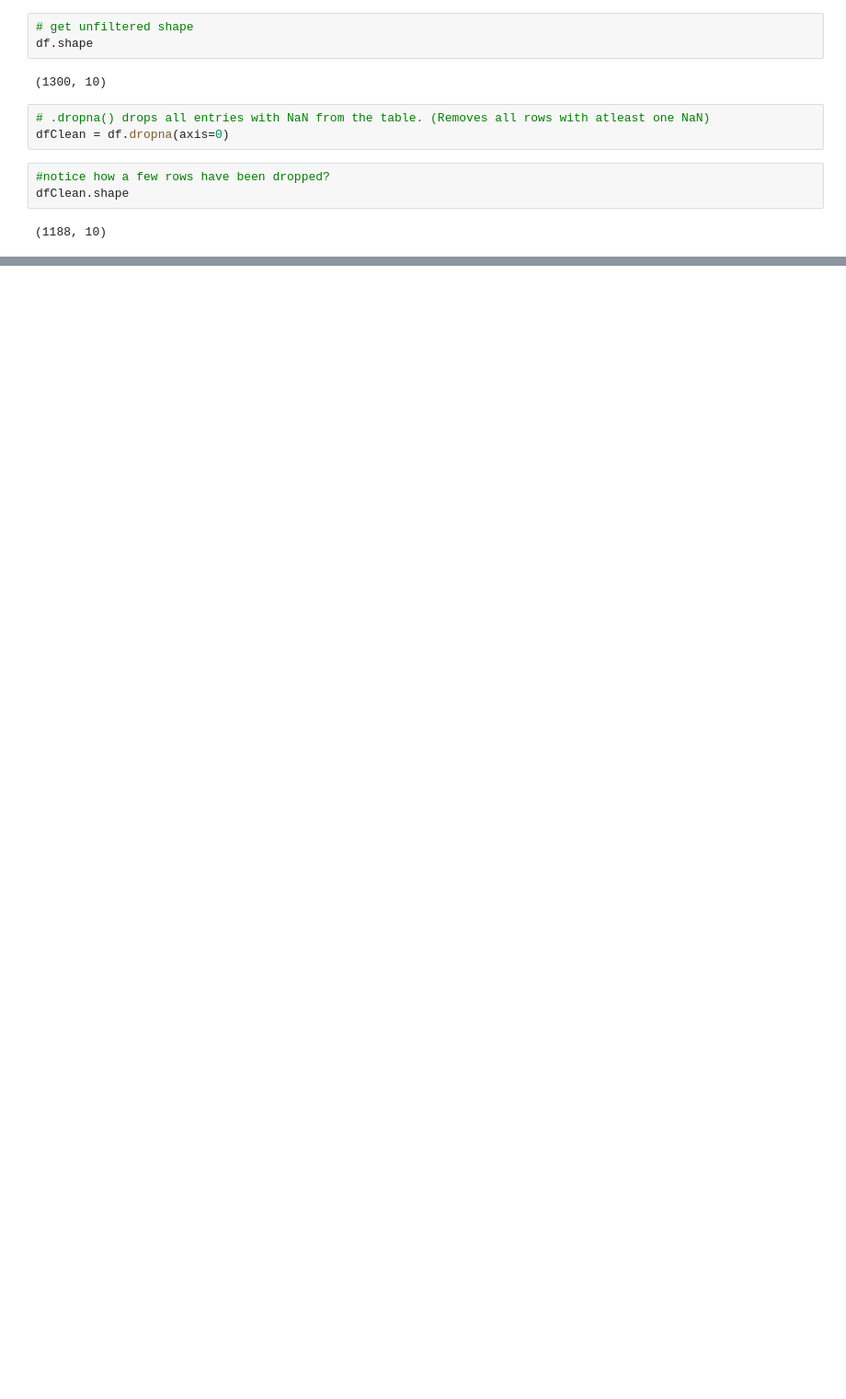
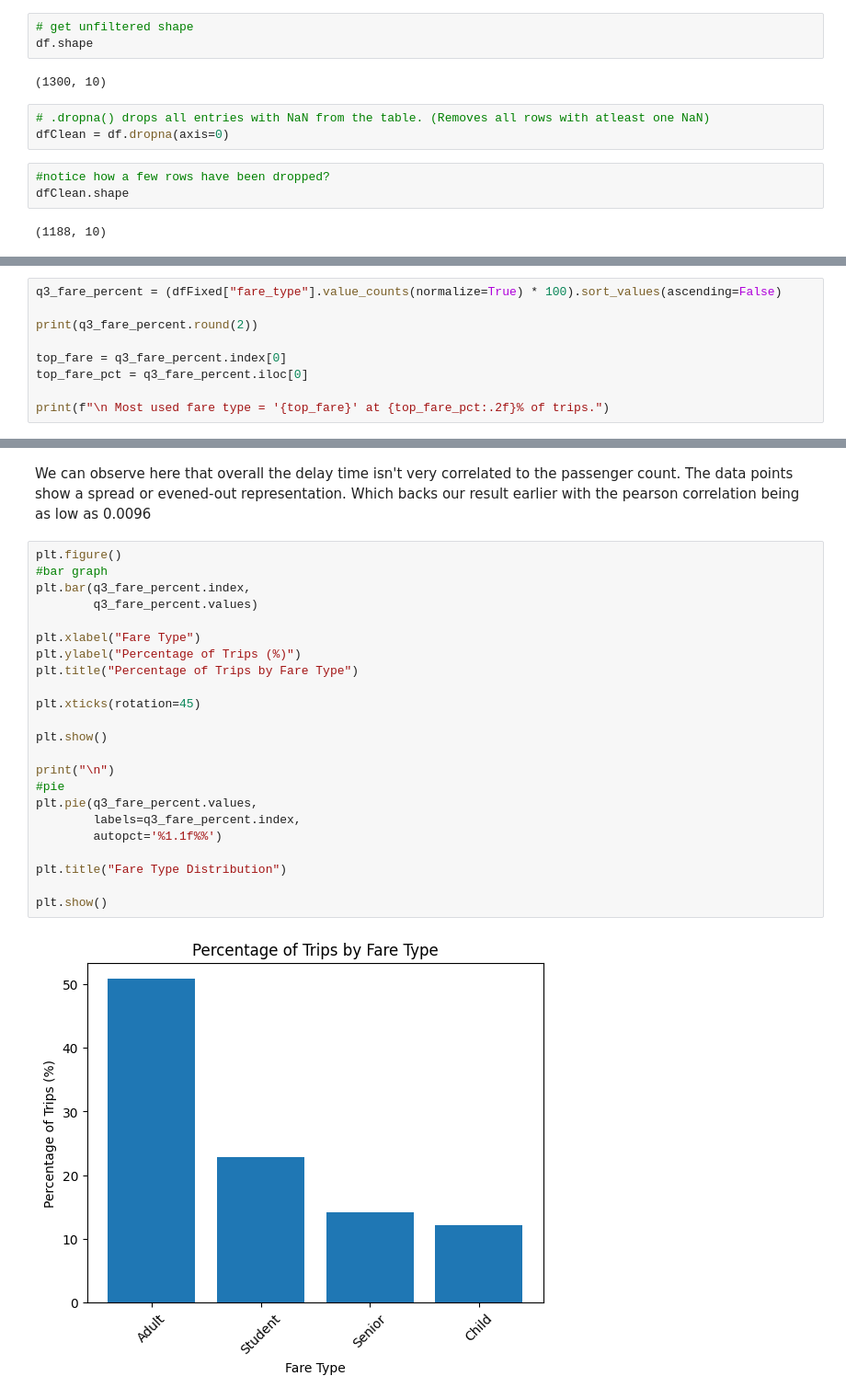
Before and after one commit to Small-Waffle/dataChallenge, a Jupyter notebook: datachallenge.ipynb, the cells around one changed output, grey strips where cells are left out. Shown at 92% size. Cells and saved outputs as stored; diff of their text form; blank space fills up the shorter version.

```diff
--- a/datachallenge.ipynb
+++ b/datachallenge.ipynb
@@ -285,0 +364,9 @@ dfFixed.shape
+# %%
+q3_fare_percent = (dfFixed["fare_type"].value_counts(normalize=True) * 100).sort_values(ascending=False)
+
+print(q3_fare_percent.round(2))
+
+top_fare = q3_fare_percent.index[0]
+top_fare_pct = q3_fare_percent.iloc[0]
+
+print(f"\n Most used fare type = '{top_fare}' at {top_fare_pct:.2f}% of trips.")
@@ -285,0 +667,27 @@ dfFixed.shape
+# %% [markdown]
+We can observe here that overall the delay time isn't very correlated to the passenger count. The data points show a spread or evened-out representation. Which backs our result earlier with the pearson correlation being as low as 0.0096
+# %%
+plt.figure()
+#bar graph
+plt.bar(q3_fare_percent.index,
+        q3_fare_percent.values)
+
+plt.xlabel("Fare Type")
+plt.ylabel("Percentage of Trips (%)")
+plt.title("Percentage of Trips by Fare Type")
+
+plt.xticks(rotation=45)
+
+plt.show()
+
+print("\n")
+#pie
+plt.pie(q3_fare_percent.values,
+        labels=q3_fare_percent.index,
+        autopct='%1.1f%%')
+
+plt.title("Fare Type Distribution")
+
+plt.show()
+# %% [output]
+[figure, added]
```
Also changed, not shown: parts of 30 cells of this notebook.
